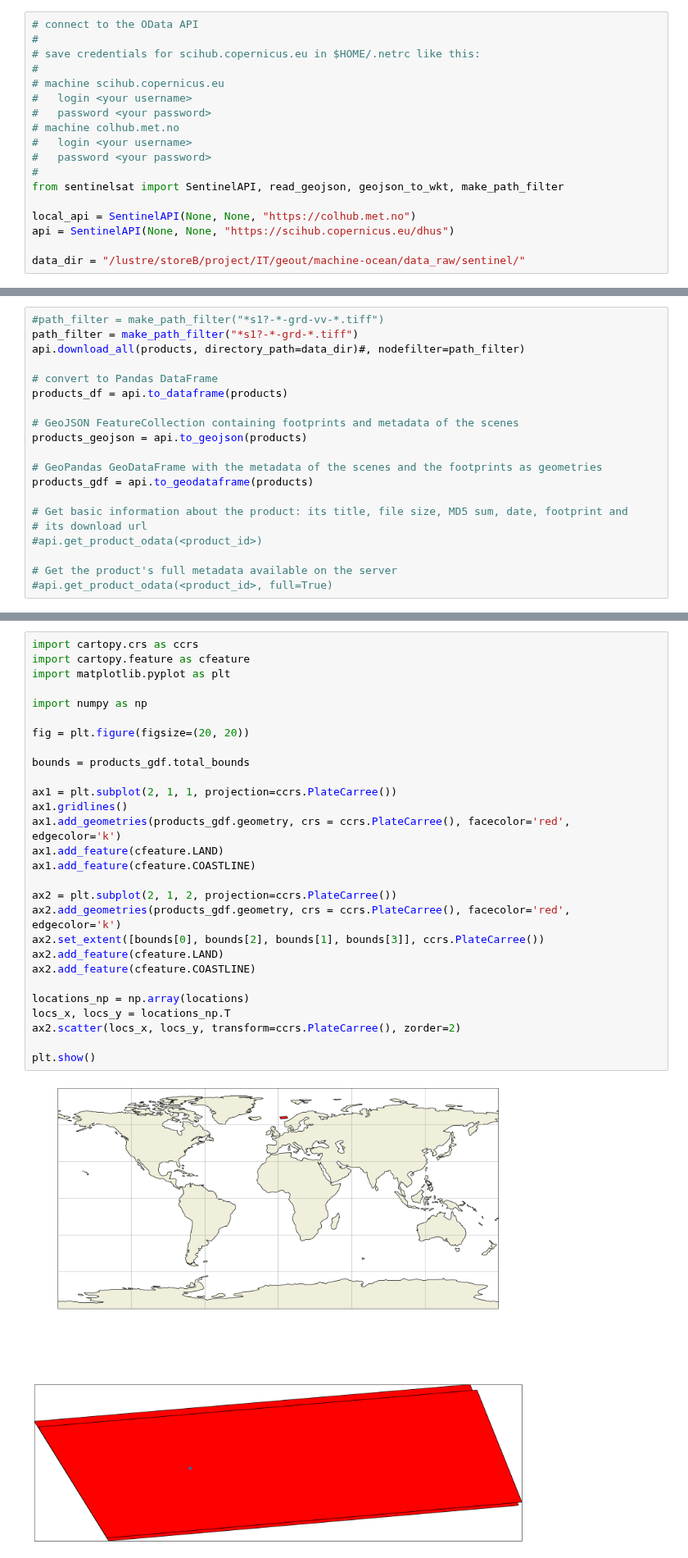
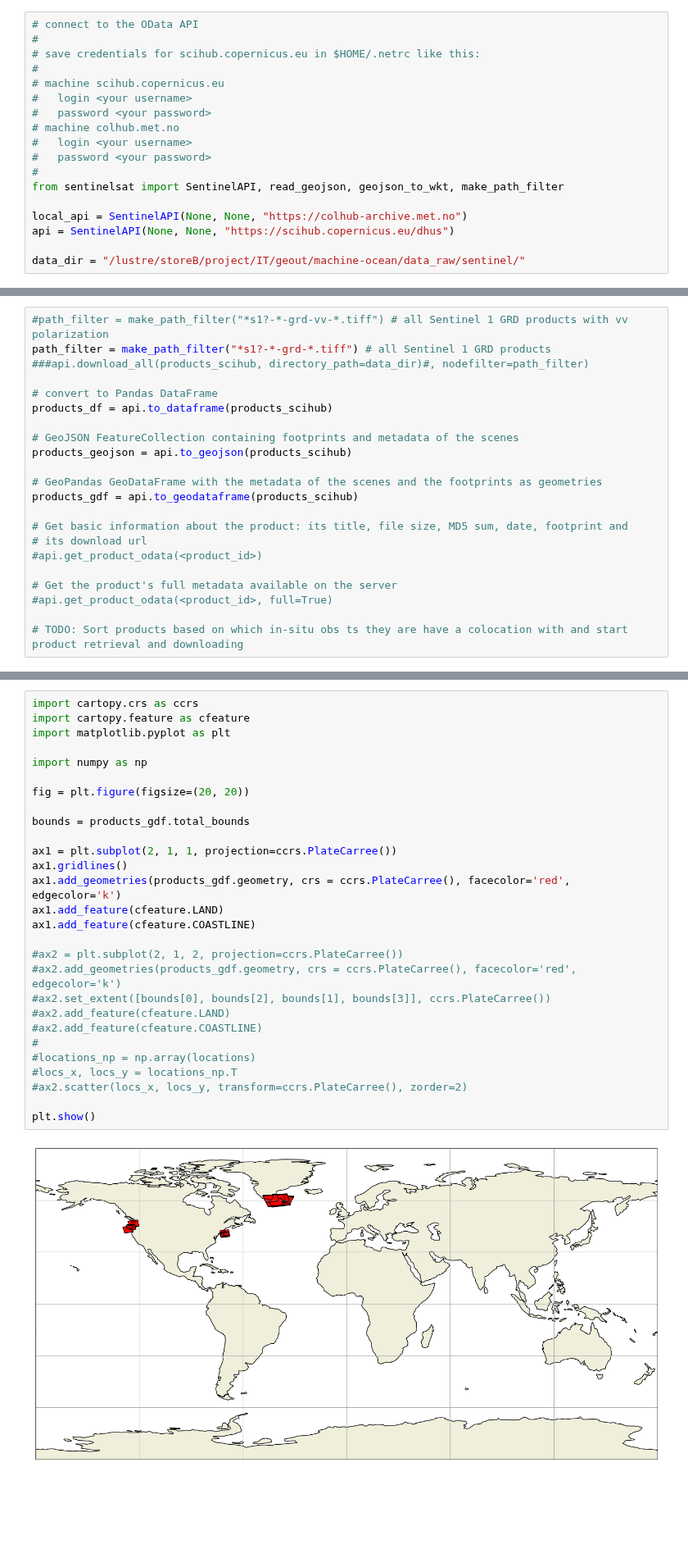
Before and after one commit to metno/machine-ocean-satdata, a Jupyter notebook: notebooks/sat_sandbox.ipynb, the cells around one changed output, grey strips where cells are left out. Shown at 82% size. Cells and saved outputs as stored; diff of their text form; blank space fills up the shorter version.

```diff
--- a/notebooks/sat_sandbox.ipynb
+++ b/notebooks/sat_sandbox.ipynb
@@ -37,7 +37,7 @@ Successfully installed click-plugins-1.1.1 cligj-0.7.2 fiona-1.8.21 geopandas-0.
 #
 from sentinelsat import SentinelAPI, read_geojson, geojson_to_wkt, make_path_filter
 
-local_api = SentinelAPI(None, None, "https://colhub.met.no")
+local_api = SentinelAPI(None, None, "https://colhub-archive.met.no")
 api = SentinelAPI(None, None, "https://scihub.copernicus.eu/dhus")
 
 data_dir = "/lustre/storeB/project/IT/geout/machine-ocean/data_raw/sentinel/"
@@ -154,16 +174,16 @@ RuntimeError: No active exception to reraise
 # %%
-#path_filter = make_path_filter("*s1?-*-grd-vv-*.tiff")
-path_filter = make_path_filter("*s1?-*-grd-*.tiff")
-api.download_all(products, directory_path=data_dir)#, nodefilter=path_filter)
+#path_filter = make_path_filter("*s1?-*-grd-vv-*.tiff") # all Sentinel 1 GRD products with vv polarization
+path_filter = make_path_filter("*s1?-*-grd-*.tiff") # all Sentinel 1 GRD products
+###api.download_all(products_scihub, directory_path=data_dir)#, nodefilter=path_filter)
 
 # convert to Pandas DataFrame
-products_df = api.to_dataframe(products)
+products_df = api.to_dataframe(products_scihub)
 
 # GeoJSON FeatureCollection containing footprints and metadata of the scenes
-products_geojson = api.to_geojson(products)
+products_geojson = api.to_geojson(products_scihub)
 
 # GeoPandas GeoDataFrame with the metadata of the scenes and the footprints as geometries
-products_gdf = api.to_geodataframe(products)
+products_gdf = api.to_geodataframe(products_scihub)
 
 # Get basic information about the product: its title, file size, MD5 sum, date, footprint and
 # its download url
@@ -171,3 +191,5 @@ products_gdf = api.to_geodataframe(products)
 
 # Get the product's full metadata available on the server
 #api.get_product_odata(<product_id>, full=True)
+
+# TODO: Sort products based on which in-situ obs ts they are have a colocation with and start product retrieval and downloading
@@ -184,32 +212,32 @@ products_gdf
 # %%
 import cartopy.crs as ccrs
 import cartopy.feature as cfeature
 import matplotlib.pyplot as plt
 
 import numpy as np
 
 fig = plt.figure(figsize=(20, 20))
 
 bounds = products_gdf.total_bounds
 
 ax1 = plt.subplot(2, 1, 1, projection=ccrs.PlateCarree())
 ax1.gridlines()
 ax1.add_geometries(products_gdf.geometry, crs = ccrs.PlateCarree(), facecolor='red', edgecolor='k')
 ax1.add_feature(cfeature.LAND)
 ax1.add_feature(cfeature.COASTLINE)
 
-ax2 = plt.subplot(2, 1, 2, projection=ccrs.PlateCarree())
-ax2.add_geometries(products_gdf.geometry, crs = ccrs.PlateCarree(), facecolor='red', edgecolor='k')
-ax2.set_extent([bounds[0], bounds[2], bounds[1], bounds[3]], ccrs.PlateCarree())
-ax2.add_feature(cfeature.LAND)
-ax2.add_feature(cfeature.COASTLINE)
-
-locations_np = np.array(locations)
-locs_x, locs_y = locations_np.T
-ax2.scatter(locs_x, locs_y, transform=ccrs.PlateCarree(), zorder=2)
+#ax2 = plt.subplot(2, 1, 2, projection=ccrs.PlateCarree())
+#ax2.add_geometries(products_gdf.geometry, crs = ccrs.PlateCarree(), facecolor='red', edgecolor='k')
+#ax2.set_extent([bounds[0], bounds[2], bounds[1], bounds[3]], ccrs.PlateCarree())
+#ax2.add_feature(cfeature.LAND)
+#ax2.add_feature(cfeature.COASTLINE)
+#
+#locations_np = np.array(locations)
+#locs_x, locs_y = locations_np.T
+#ax2.scatter(locs_x, locs_y, transform=ccrs.PlateCarree(), zorder=2)
 
 plt.show()
 # %% [output]
-[figure, old version]
+[figure, new version]
 # %% [markdown]
 # pytroll
```
Also changed, not shown: parts of 5 cells of this notebook.
